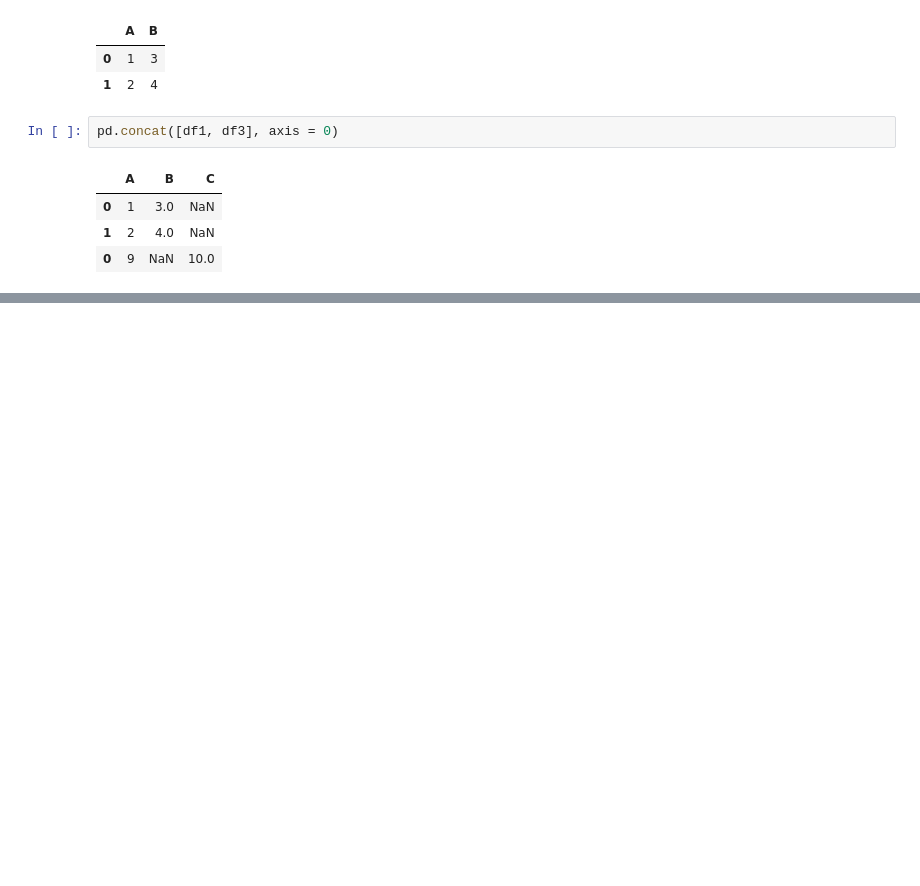
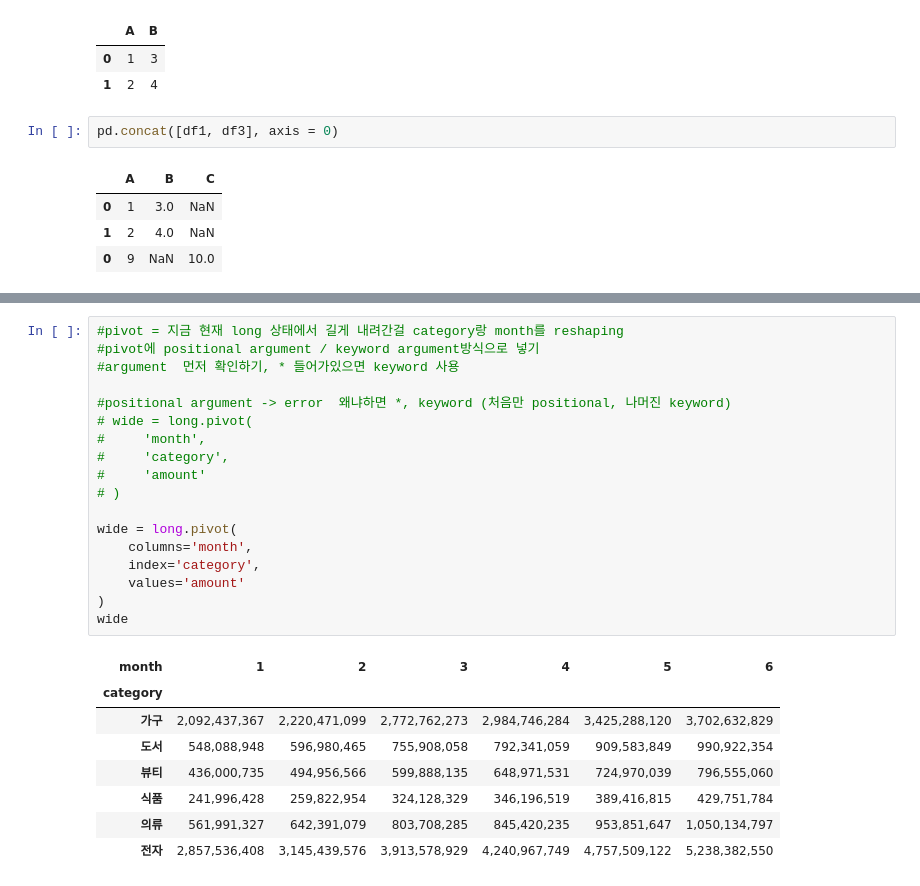
Before and after one commit to dioswifey/pandas_dev, a Jupyter notebook: chap09/we02.ipynb, the cells around one changed output, grey strips where cells are left out. Saved outputs shown, nothing was run; the diff lists cells and outputs as text; blank space fills up the shorter version.

```diff
--- a/chap09/we02.ipynb
+++ b/chap09/we02.ipynb
@@ -164,0 +479,27 @@ pd.concat([df1, df3], axis = 0)
+# %%
+#pivot = 지금 현재 long 상태에서 길게 내려간걸 category랑 month를 reshaping
+#pivot에 positional argument / keyword argument방식으로 넣기
+#argument  먼저 확인하기, * 들어가있으면 keyword 사용
+
+#positional argument -> error  왜냐하면 *, keyword (처음만 positional, 나머진 keyword)
+# wide = long.pivot(
+#     'month',
+#     'category',
+#     'amount'
+# )
+
+wide = long.pivot(
+    columns='month',
+    index='category',
+    values='amount'
+)
+wide
+# %% [output]
+| month | 1 | 2 | 3 | 4 | 5 | 6 |
+| category |  |  |  |  |  |  |
+| 가구 | 2,092,437,367 | 2,220,471,099 | 2,772,762,273 | 2,984,746,284 | 3,425,288,120 | 3,702,632,829 |
+| 도서 | 548,088,948 | 596,980,465 | 755,908,058 | 792,341,059 | 909,583,849 | 990,922,354 |
+| 뷰티 | 436,000,735 | 494,956,566 | 599,888,135 | 648,971,531 | 724,970,039 | 796,555,060 |
+| 식품 | 241,996,428 | 259,822,954 | 324,128,329 | 346,196,519 | 389,416,815 | 429,751,784 |
+| 의류 | 561,991,327 | 642,391,079 | 803,708,285 | 845,420,235 | 953,851,647 | 1,050,134,797 |
+| 전자 | 2,857,536,408 | 3,145,439,576 | 3,913,578,929 | 4,240,967,749 | 4,757,509,122 | 5,238,382,550 |
```
Also changed, not shown: parts of 23 cells of this notebook, 4 other files.
